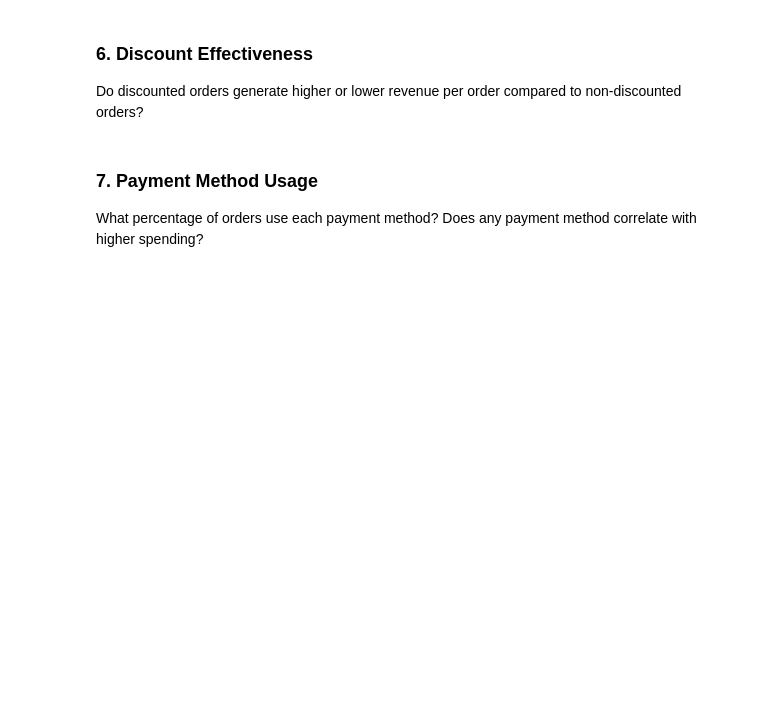
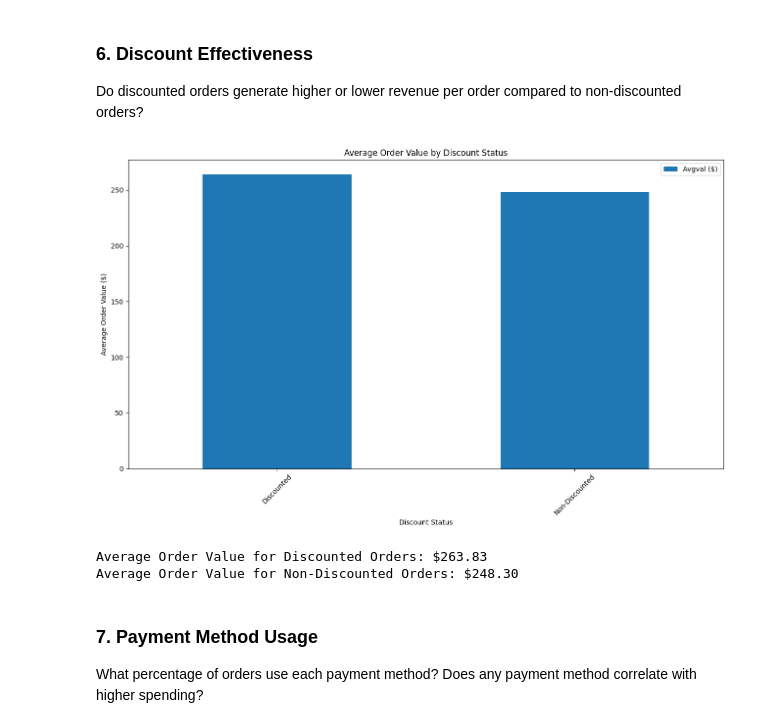
Before and after one commit to mmorcos434/ds-fall-2025-fri-1230, a Jupyter notebook: Week-06-Business-Stats-Analytics/homeworks/Penny-Wang-Exercise-Week_06.ipynb, the cells around one changed output. Drawn from its saved outputs; the diff is of its cells as text; code cells hidden in the pictures; blank space fills up the shorter version.

```diff
--- a/Week-06-Business-Stats-Analytics/homeworks/Penny-Wang-Exercise-Week_06.ipynb
+++ b/Week-06-Business-Stats-Analytics/homeworks/Penny-Wang-Exercise-Week_06.ipynb
@@ -335,6 +375,36 @@ Which product category is most popular by quantity vs. by revenue?
 Do discounted orders generate higher or lower revenue per order compared to non-discounted orders?
 # %%
 # Your code here
+
+df['Discount_Status'] = df['discount_applied'].apply(lambda x: 'Discounted' if x > 0 else 'Non-Discounted')
+
+discount_analysis = df.groupby('Discount_Status').agg(
+    Total_Revenue=('revenue', 'sum'),
+    Total_Orders=('order_id', 'count')
+).reset_index()
+
+discount_analysis['Avgval ($)'] = discount_analysis['Total_Revenue'] / discount_analysis['Total_Orders']
+discount_analysis_sorted = discount_analysis.sort_values(by='Avgval ($)', ascending=False)
+
+discounted_aov = discount_analysis_sorted[discount_analysis_sorted['Discount_Status'] == 'Discounted']['Avgval ($)'].iloc[0]
+non_discounted_aov = discount_analysis_sorted[discount_analysis_sorted['Discount_Status'] == 'Non-Discounted']['Avgval ($)'].iloc[0]
+
+# visualization - bar chart
+discount_analysis_sorted.plot(kind="bar", x="Discount_Status", y="Avgval ($)",
+                    figsize=(13,8), title="Average Order Value by Discount Status")
+plt.xlabel("Discount Status")
+plt.ylabel("Average Order Value ($)")
+plt.xticks(rotation=45)
+plt.tight_layout()
+plt.show()
+
+# Answer to Q6
+print(f"Average Order Value for Discounted Orders: ${discounted_aov:,.2f}")
+print(f"Average Order Value for Non-Discounted Orders: ${non_discounted_aov:,.2f}")
+# %% [output]
+[figure, added]
+Average Order Value for Discounted Orders: $263.83
+Average Order Value for Non-Discounted Orders: $248.30
 # %% [markdown]
 ### 7. Payment Method Usage
 What percentage of orders use each payment method? Does any payment method correlate with higher spending?
```
Also changed, not shown: parts of 1 cell of this notebook.
